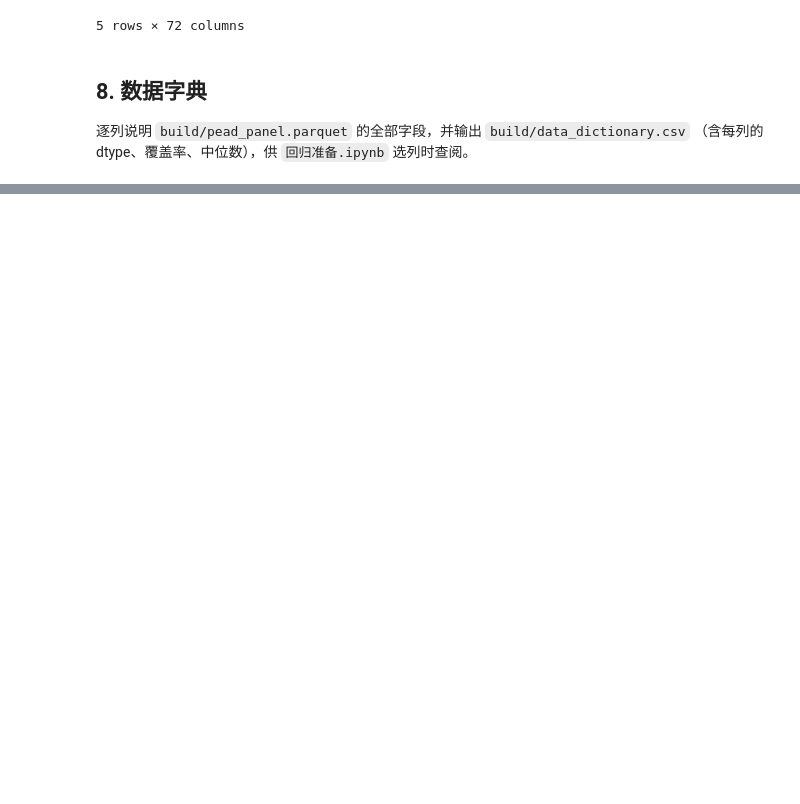
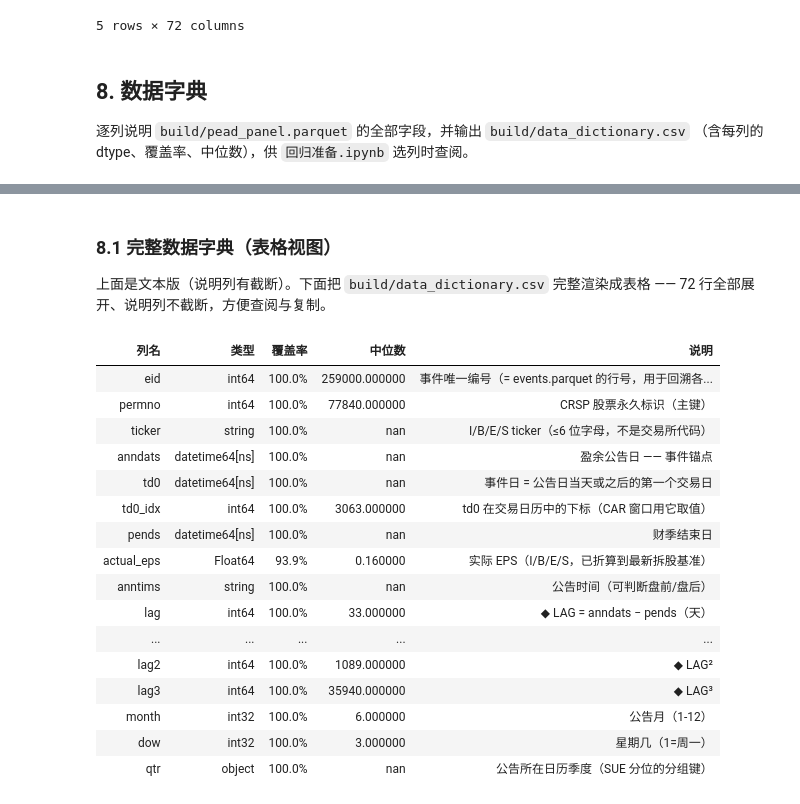
Before and after one commit to zan1029/PEAD_construction, a Jupyter notebook: 数据准备.ipynb, the cells around one changed output, grey strips where cells are left out. Saved outputs shown, nothing was run; the diff lists cells and outputs as text; code cells hidden in the pictures; blank space fills up the shorter version.

```diff
--- a/数据准备.ipynb
+++ b/数据准备.ipynb
@@ -1349,0 +1357,30 @@ pead_panel: 517,955 行 × 72 列 | 字典已覆盖 69 列
+# %% [markdown]
+### 8.1 完整数据字典（表格视图）
+
+上面是文本版（说明列有截断）。下面把 `build/data_dictionary.csv` 完整渲染成表格 ——
+72 行全部展开、说明列不截断，方便查阅与复制。
+# %%
+dd_view = pd.read_csv(f"{BUILD}/data_dictionary.csv")
+with pd.option_context("display.max_rows", None, "display.max_colwidth", None, "display.width", None):
+    display(dd_view.style
+            .hide(axis="index")
+            .set_properties(**{"text-align": "left", "font-size": "12px"})
+            .set_table_styles([{"selector": "th", "props": [("text-align", "left")]}]))
+# %% [output]
+| 列名 | 类型 | 覆盖率 | 中位数 | 说明 |
+| eid | int64 | 100.0% | 259000.000000 | 事件唯一编号（= events.parquet 的行号，用于回溯各... |
+| permno | int64 | 100.0% | 77840.000000 | CRSP 股票永久标识（主键） |
+| ticker | string | 100.0% | nan | I/B/E/S ticker（≤6 位字母，不是交易所代码） |
+| anndats | datetime64[ns] | 100.0% | nan | 盈余公告日 —— 事件锚点 |
+| td0 | datetime64[ns] | 100.0% | nan | 事件日 = 公告日当天或之后的第一个交易日 |
+| td0_idx | int64 | 100.0% | 3063.000000 | td0 在交易日历中的下标（CAR 窗口用它取值） |
+| pends | datetime64[ns] | 100.0% | nan | 财季结束日 |
+| actual_eps | Float64 | 93.9% | 0.160000 | 实际 EPS（I/B/E/S，已折算到最新拆股基准） |
+| anntims | string | 100.0% | nan | 公告时间（可判断盘前/盘后） |
+| lag | int64 | 100.0% | 33.000000 | ◆ LAG = anndats − pends（天） |
+| ... | ... | ... | ... | ... |
+| lag2 | int64 | 100.0% | 1089.000000 | ◆ LAG² |
+| lag3 | int64 | 100.0% | 35940.000000 | ◆ LAG³ |
+| month | int32 | 100.0% | 6.000000 | 公告月（1-12） |
+| dow | int32 | 100.0% | 3.000000 | 星期几（1=周一） |
+| qtr | object | 100.0% | nan | 公告所在日历季度（SUE 分位的分组键） |
```
Also changed, not shown: parts of 3 cells of this notebook, 1 other file.
